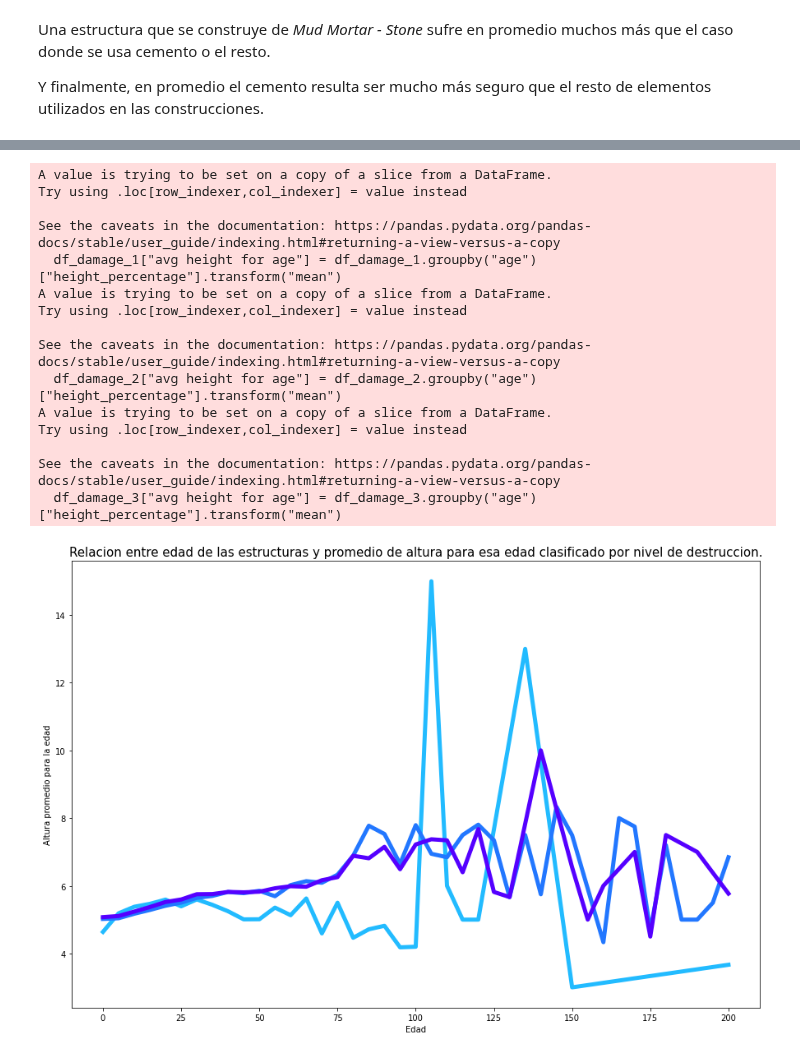
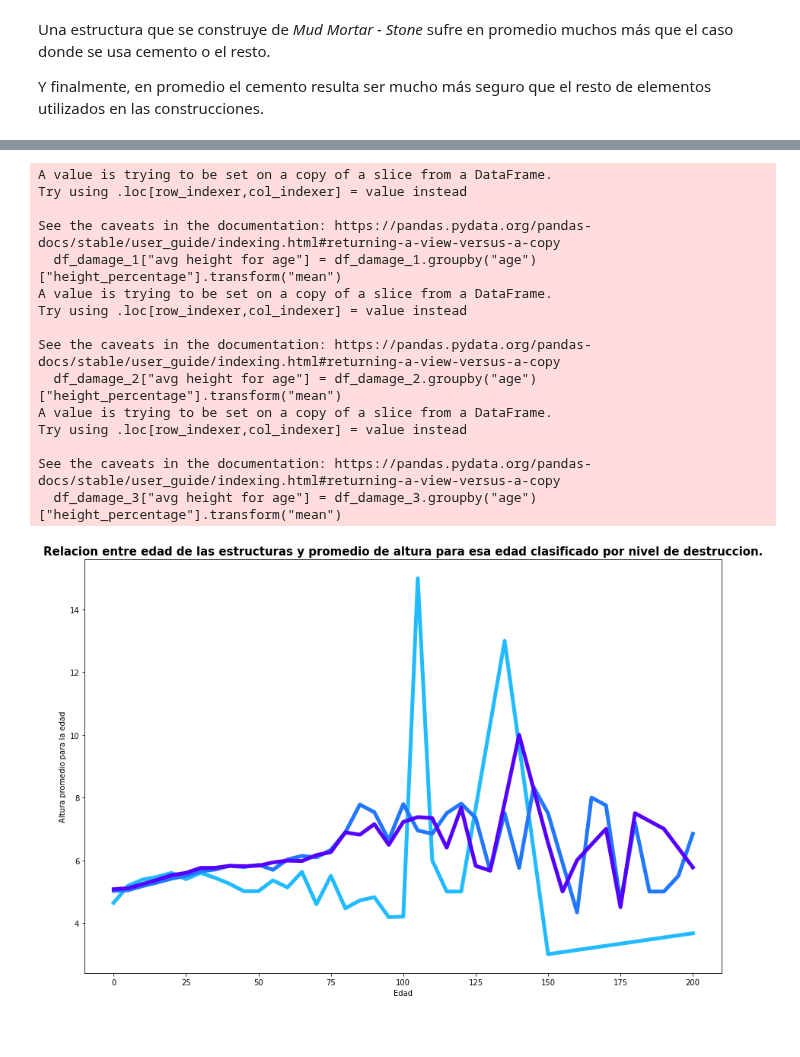
Before and after one commit to joaquinfontela/OrganizacionDeDatos-TP1, a Jupyter notebook: src/Correlations.ipynb, the cells around one changed output, grey strips where cells are left out. Cells and saved outputs as stored; diff of their text form; code cells hidden in the pictures; blank space fills up the shorter version.

```diff
--- a/src/Correlations.ipynb
+++ b/src/Correlations.ipynb
@@ -264,35 +264,35 @@ df_damage_2 = df.loc[df["damage_grade"] == 2]
 df_damage_2["avg height for age"] = df_damage_2.groupby("age")["height_percentage"].transform("mean")
 df_damage_2 = df_damage_2.drop(columns="height_percentage").groupby("age")["avg height for age"].mean()
 
 df_damage_3 = df.loc[df["damage_grade"] == 3]
 df_damage_3["avg height for age"] = df_damage_3.groupby("age")["height_percentage"].transform("mean")
 df_damage_3 = df_damage_3.drop(columns="height_percentage").groupby("age")["avg height for age"].mean()
 
 plt.figure(figsize=(15,10))
 plt.plot(df_damage_1, color = '#22bbff', linewidth=5)
 plt.plot(df_damage_2, color = '#2277ff', linewidth=5)
 plt.plot(df_damage_3, color = '#5500ff', linewidth=5)
-plt.title("Relacion entre edad de las estructuras y promedio de altura para esa edad clasificado por nivel de destruccion.", fontsize=15)
+plt.title("Relacion entre edad de las estructuras y promedio de altura para esa edad clasificado por nivel de destruccion.", fontsize=15, fontweight = "bold")
 plt.xlabel("Edad")
 plt.ylabel("Altura promedio para la edad")
 plt.show()
 # %% [output]
 A value is trying to be set on a copy of a slice from a DataFrame.
 Try using .loc[row_indexer,col_indexer] = value instead
 
 See the caveats in the documentation: https://pandas.pydata.org/pandas-docs/stable/user_guide/indexing.html#returning-a-view-versus-a-copy
   df_damage_1["avg height for age"] = df_damage_1.groupby("age")["height_percentage"].transform("mean")
 A value is trying to be set on a copy of a slice from a DataFrame.
 Try using .loc[row_indexer,col_indexer] = value instead
 
 See the caveats in the documentation: https://pandas.pydata.org/pandas-docs/stable/user_guide/indexing.html#returning-a-view-versus-a-copy
   df_damage_2["avg height for age"] = df_damage_2.groupby("age")["height_percentage"].transform("mean")
 A value is trying to be set on a copy of a slice from a DataFrame.
 Try using .loc[row_indexer,col_indexer] = value instead
 
 See the caveats in the documentation: https://pandas.pydata.org/pandas-docs/stable/user_guide/indexing.html#returning-a-view-versus-a-copy
   df_damage_3["avg height for age"] = df_damage_3.groupby("age")["height_percentage"].transform("mean")
-[figure, old version]
+[figure, new version]
 # %%
 df = values[["building_id", "age", "height_percentage"]]\
     .merge(labels, left_on="building_id", right_on="building_id")
```
Also changed, not shown: parts of 3 cells of this notebook, 2 other files.
